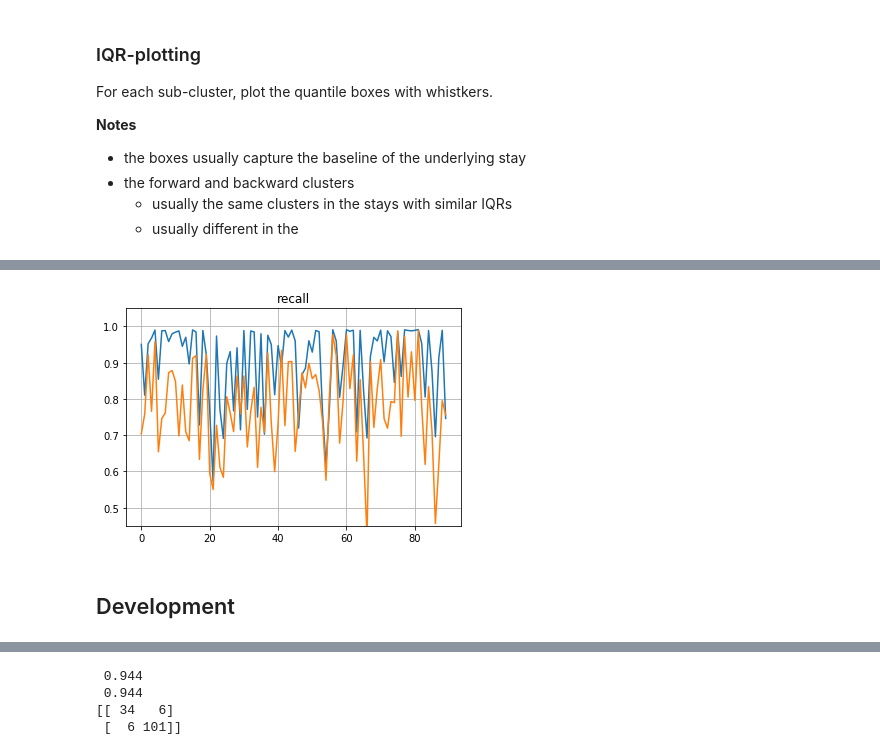
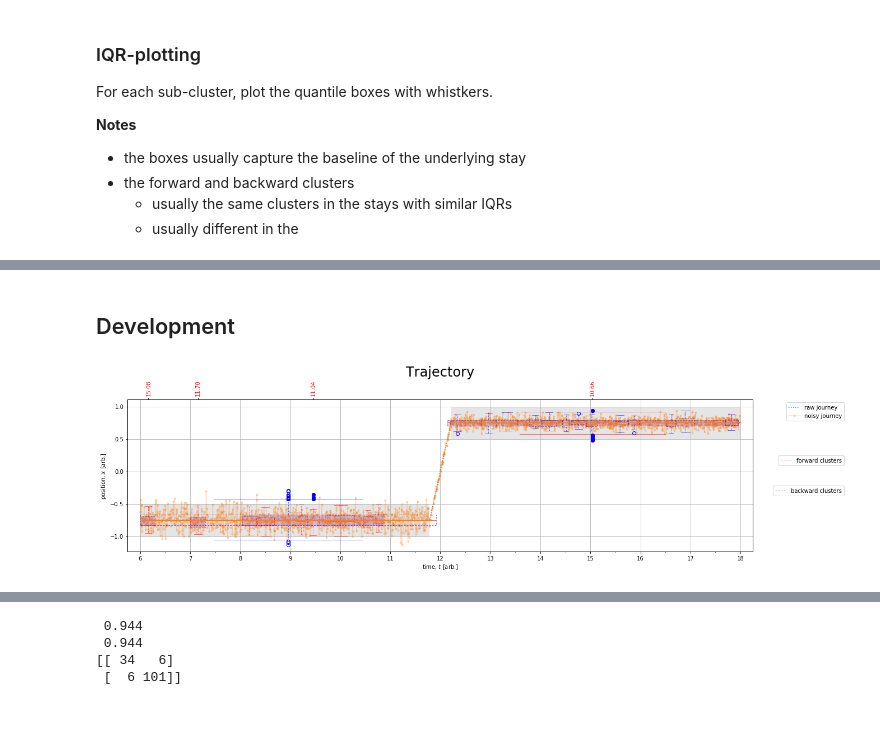
Before and after one commit to m-salewski/stay_classification, a Jupyter notebook: notebooks/classifiers_playground/metric_box_method/classifier_1D__metric_box__explore_simple_cases.ipynb, the cells around one changed output, grey strips where cells are left out. Cells and saved outputs as stored; diff of their text form; code cells hidden in the pictures; blank space fills up the shorter version.

```diff
--- a/notebooks/classifiers_playground/metric_box_method/classifier_1D__metric_box__explore_simple_cases.ipynb
+++ b/notebooks/classifiers_playground/metric_box_method/classifier_1D__metric_box__explore_simple_cases.ipynb
@@ -332,10 +195,2 @@ plt.grid()
-# %%
-plt.plot(scores[:,2])
-plt.plot(scores[:,5])
-plt.title('recall')
-plt.ylim(0.45,1.05)
-plt.grid()
-# %% [output]
-[figure, removed]
 # %% [markdown]
 ## Development
@@ -341,0 +201,51 @@ plt.grid()
+# %%
+ax = plot_trajectory(time_arr, raw_arr, noise_arr, None, None, configs['dist_thresh']);
+add_plot_seg_boxes(t_segs, x_segs, dist_thresh, ax)
+
+ax.set_xlim([5.75,18.25])
+
+axt = ax.twiny()
+
+kwargs_unfilled['color'] = 'red'
+kwargs_unfilled['legend_label'] = 'forward clusters'
+kwargs_unfilled['bbox_tuple'] = (1.15, 0.6)
+
+kwargs_filled['color'] = 'red'
+kwargs_filled['legend_label'] = None
+kwargs_filled['bbox_tuple'] = (1.15, 0.6)
+
+axt = get_cluster_boxplot(clusters, time_arr, noise_arr, axt, **kwargs_unfilled)
+
+new_clusters = merge_clusters(time_arr, noise_arr, clusters, dist_thresh, 3*time_thresh)
+axt = get_cluster_boxplot(new_clusters, time_arr, noise_arr, axt, **kwargs_filled)
+
+for label in axt.get_xticklabels():
+    label.set_rotation(90)
+axt.set_xticklabels(labels, visible=True, color='red')
+axt.set_xlim(ax.get_xlim())
+
+
+axt = ax.twiny()
+
+kwargs_unfilled['color'] = 'blue'
+kwargs_unfilled['legend_label'] = 'backward clusters'
+kwargs_unfilled['bbox_tuple'] = (1.15, 0.4)
+
+kwargs_filled['color'] = 'blue'
+kwargs_filled['legend_label'] = None
+kwargs_filled['bbox_tuple'] = (1.15, 0.4)
+
+axt = get_cluster_boxplot(clusters_rev, time_arr, noise_arr, axt, **kwargs_unfilled)
+
+new_clusters_rev = merge_clusters(time_arr, noise_arr, clusters, dist_thresh, 3*time_thresh)
+axt = get_cluster_boxplot(new_clusters_rev, time_arr, noise_arr, axt, **kwargs_filled)
+
+for label in axt.get_xticklabels():
+    label.set_rotation(90)
+axt.set_xticklabels(labels, visible=False)
+axt.set_xlim(ax.get_xlim())
+
+
+ax.legend(bbox_to_anchor=(1.15, 1), loc='upper right', ncol=1);
+# %% [output]
+[figure, added]
```
Also changed, not shown: parts of 59 cells of this notebook, 9 other files.
